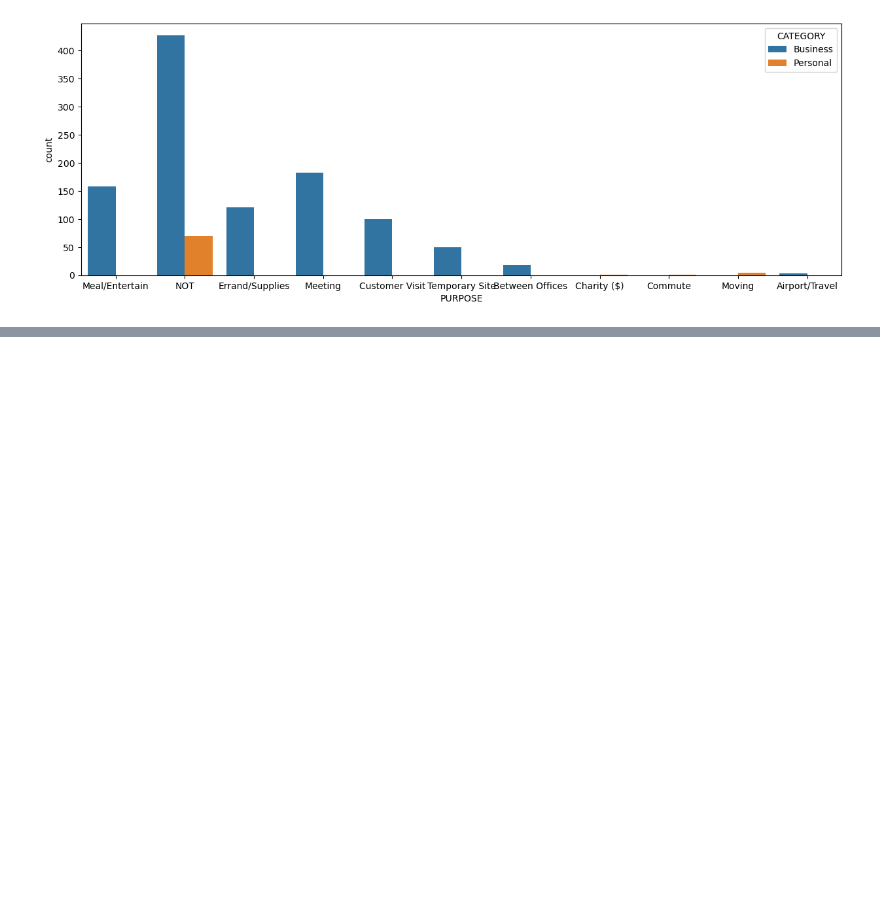
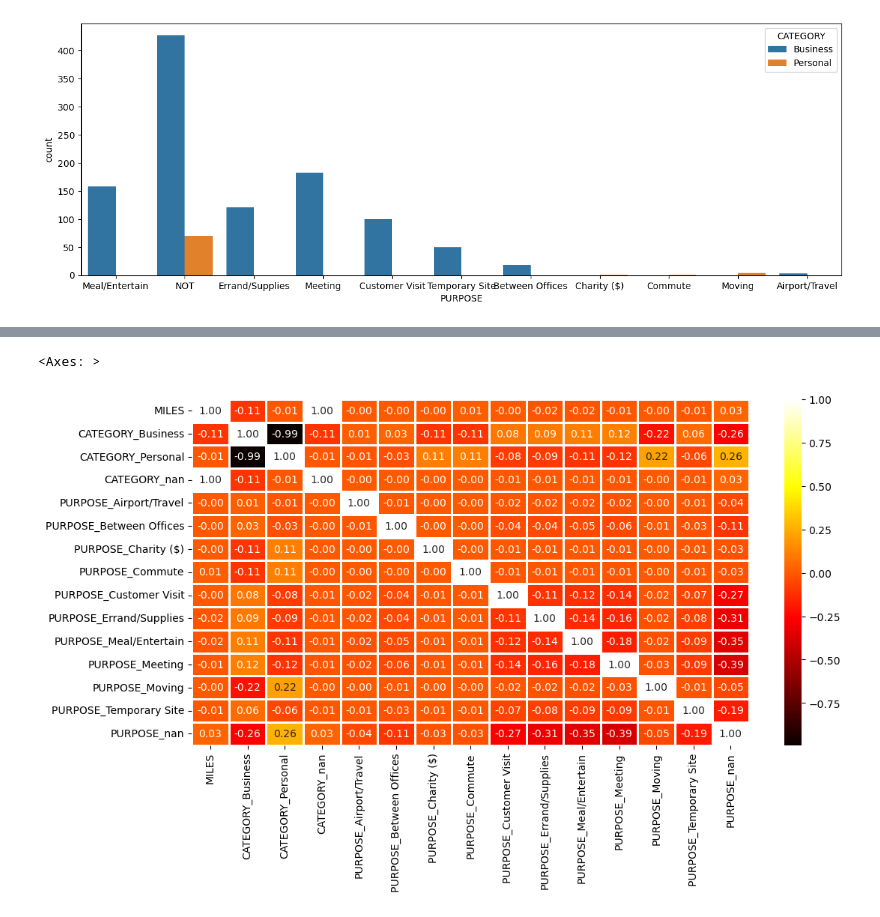
Before and after one commit to deepikasainju/Uber-Data-Analysis, a Jupyter notebook: Uber Ride Data Analysis.ipynb, the cells around one changed output, grey strips where cells are left out. Drawn from its saved outputs; the diff is of its cells as text; code cells hidden in the pictures; blank space fills up the shorter version.

```diff
--- a/Uber Ride Data Analysis.ipynb
+++ b/Uber Ride Data Analysis.ipynb
@@ -119,0 +120,9 @@ Most of the cabs are booked in the time duration of 10am-5pm (Afternoon).
+# %%
+from sklearn.preprocessing import OneHotEncoder
+object_cols = ['CATEGORY', 'PURPOSE']
+OH_encoder = OneHotEncoder(sparse=False)
+OH_cols = pd.DataFrame(OH_encoder.fit_transform(dataset[object_cols]))
+OH_cols.index = dataset.index
+OH_cols.columns = OH_encoder.get_feature_names_out()
+df_final = dataset.drop(object_cols, axis=1)
+dataset = pd.concat([df_final, OH_cols], axis=1)
@@ -119,0 +145,10 @@ Most of the cabs are booked in the time duration of 10am-5pm (Afternoon).
+# %%
+plt.figure(figsize=(12, 6))
+sns.heatmap(dataset.corr(),
+            cmap='hot',
+            fmt='.2f',
+            linewidths=2,
+            annot=True)
+# %% [output]
+<Axes: >
+[figure, added]
```
Also changed, not shown: parts of 8 cells of this notebook.
